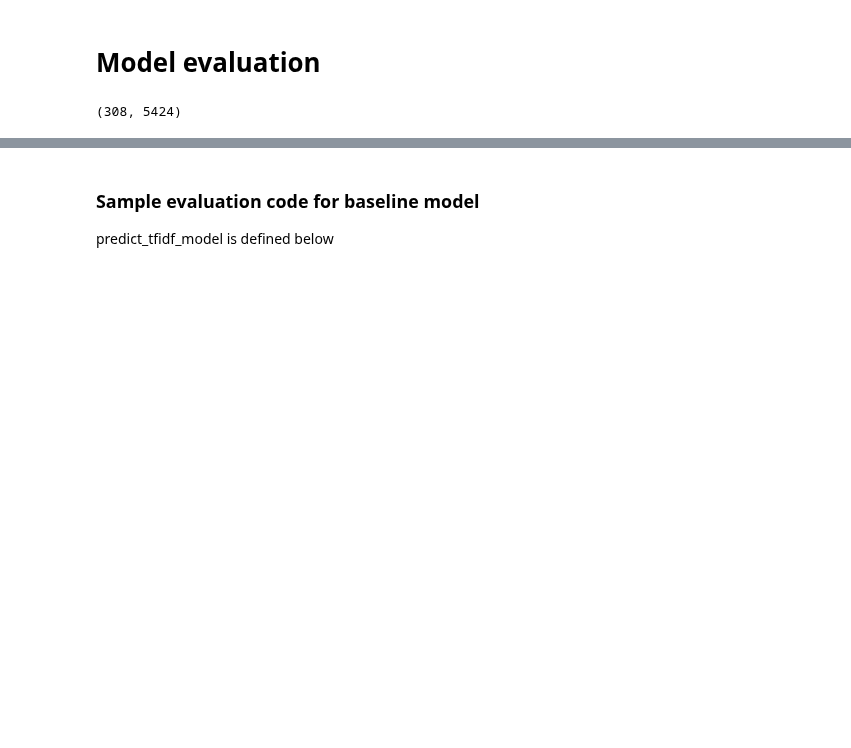
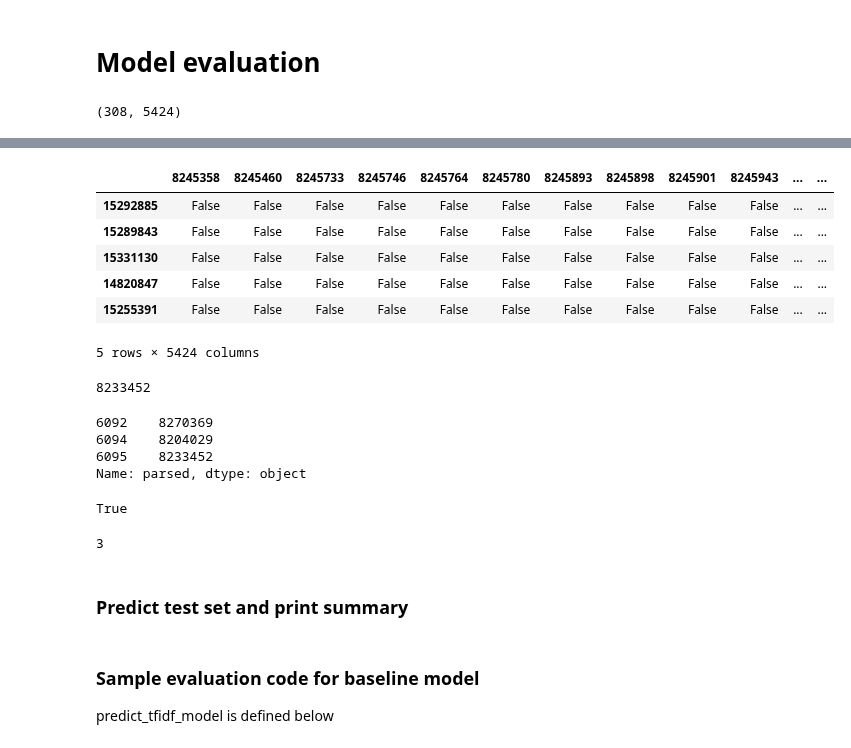
Before and after one commit to yoheikikuta/US-patent-analysis, a Jupyter notebook: notebook/tfidf_nearest.ipynb, the cells around one changed output, grey strips where cells are left out. Cells and saved outputs as stored; diff of their text form; code cells hidden in the pictures; blank space fills up the shorter version.

```diff
--- a/notebook/tfidf_nearest.ipynb
+++ b/notebook/tfidf_nearest.ipynb
@@ -153,3 +156,34 @@ testset_app_df.head()
+# %%
+label_df.head()
+# %% [output]
+|  | 8245358 | 8245460 | 8245733 | 8245746 | 8245764 | 8245780 | 8245893 | 8245898 | 8245901 | 8245943 | ... | ... |
+| 15292885 | False | False | False | False | False | False | False | False | False | False | ... | ... |
+| 15289843 | False | False | False | False | False | False | False | False | False | False | ... | ... |
+| 15331130 | False | False | False | False | False | False | False | False | False | False | ... | ... |
+| 14820847 | False | False | False | False | False | False | False | False | False | False | ... | ... |
+| 15255391 | False | False | False | False | False | False | False | False | False | False | ... | ... |
+5 rows × 5424 columns
+# %%
+label_df.loc[15289843].idxmax()
+# %% [output]
+8233452
+# %%
+citations_2012_2017[citations_2012_2017["app_id"]==15289843].parsed
+# %% [output]
+6092    8270369
+6094    8204029
+6095    8233452
+Name: parsed, dtype: object
+# %%
+label_df.loc[15289843].loc[8270369]
+# %% [output]
+True
+# %%
+label_df.loc[15289843].sum()
+# %% [output]
+3
+# %% [markdown]
+### Predict test set and print summary
 # %%
 def predict_training_set(predict_func):
     """
```
Also changed, not shown: parts of 48 cells of this notebook.
